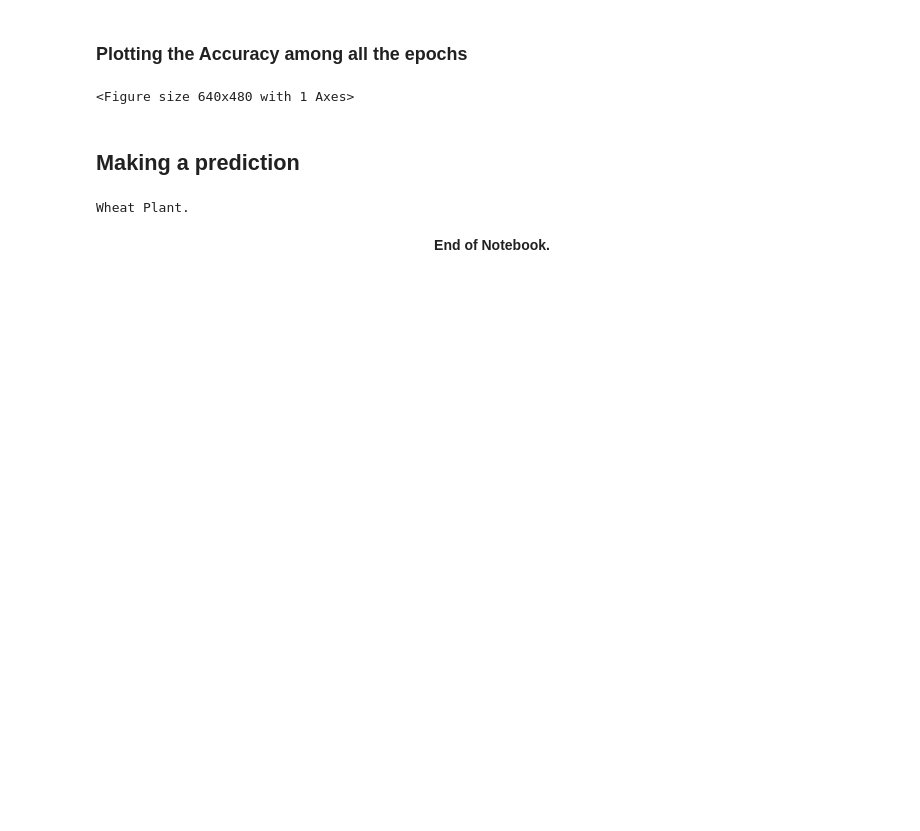
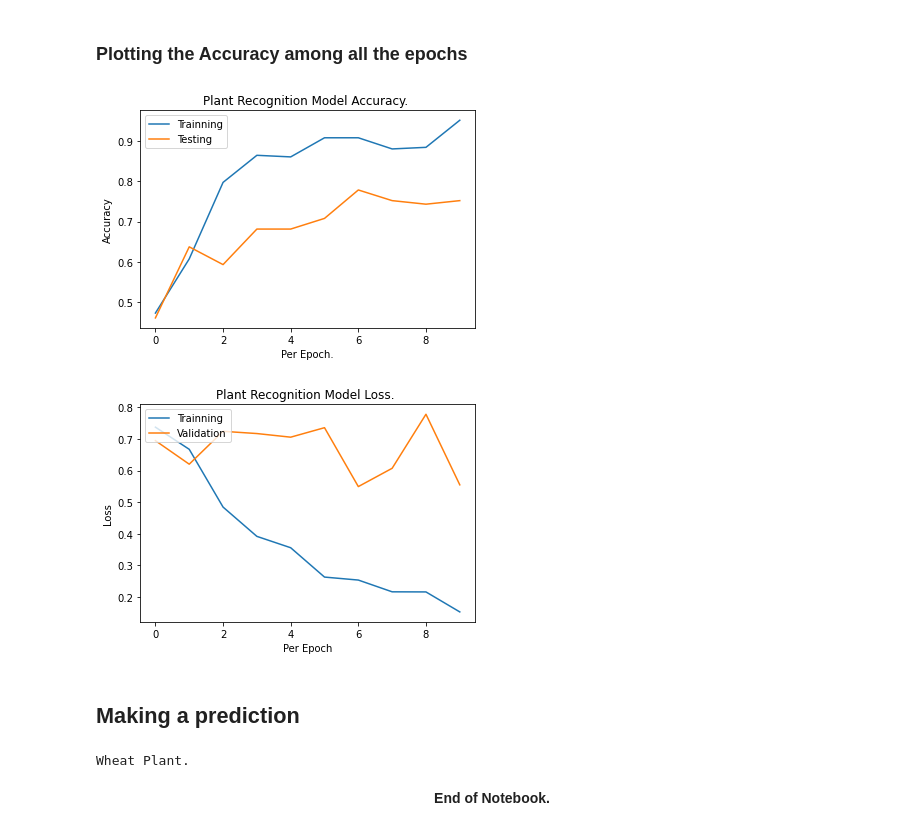
Before and after one commit to BonyGeorge/Wheat-Impurities-System, a Jupyter notebook: Proof of Concept/Plant Recognition..ipynb, the cells around one changed output. Cells and saved outputs as stored; diff of their text form; code cells hidden in the pictures; blank space fills up the shorter version.

```diff
--- a/Proof of Concept/Plant Recognition..ipynb
+++ b/Proof of Concept/Plant Recognition..ipynb
@@ -134,14 +135,24 @@ The Average Accuracy :  85.28  %
 # %%
 import matplotlib.pyplot as plt
 plt.plot(history.history['accuracy'])
 plt.plot(history.history['val_accuracy'])
 plt.title('Plant Recognition Model Accuracy. ')
 plt.xlabel('Per Epoch.')
 plt.ylabel('Accuracy')
 plt.legend(['Trainning', 'Testing'], loc='upper left')
 plt.show()
+
+
+plt.plot(history.history['loss'])
+plt.plot(history.history['val_loss'])
+plt.title('Plant Recognition Model Loss. ')
+plt.ylabel('Loss')
+plt.xlabel('Per Epoch')
+plt.legend(['Trainning', 'Validation'], loc='upper left')
+plt.show()
 # %% [output]
-<Figure size 640x480 with 1 Axes>
+[figure, added]
+[figure, added]
 # %% [markdown]
 ##  Making a prediction
 # %%
```
Also changed, not shown: parts of 3 cells of this notebook, 4 other files.
